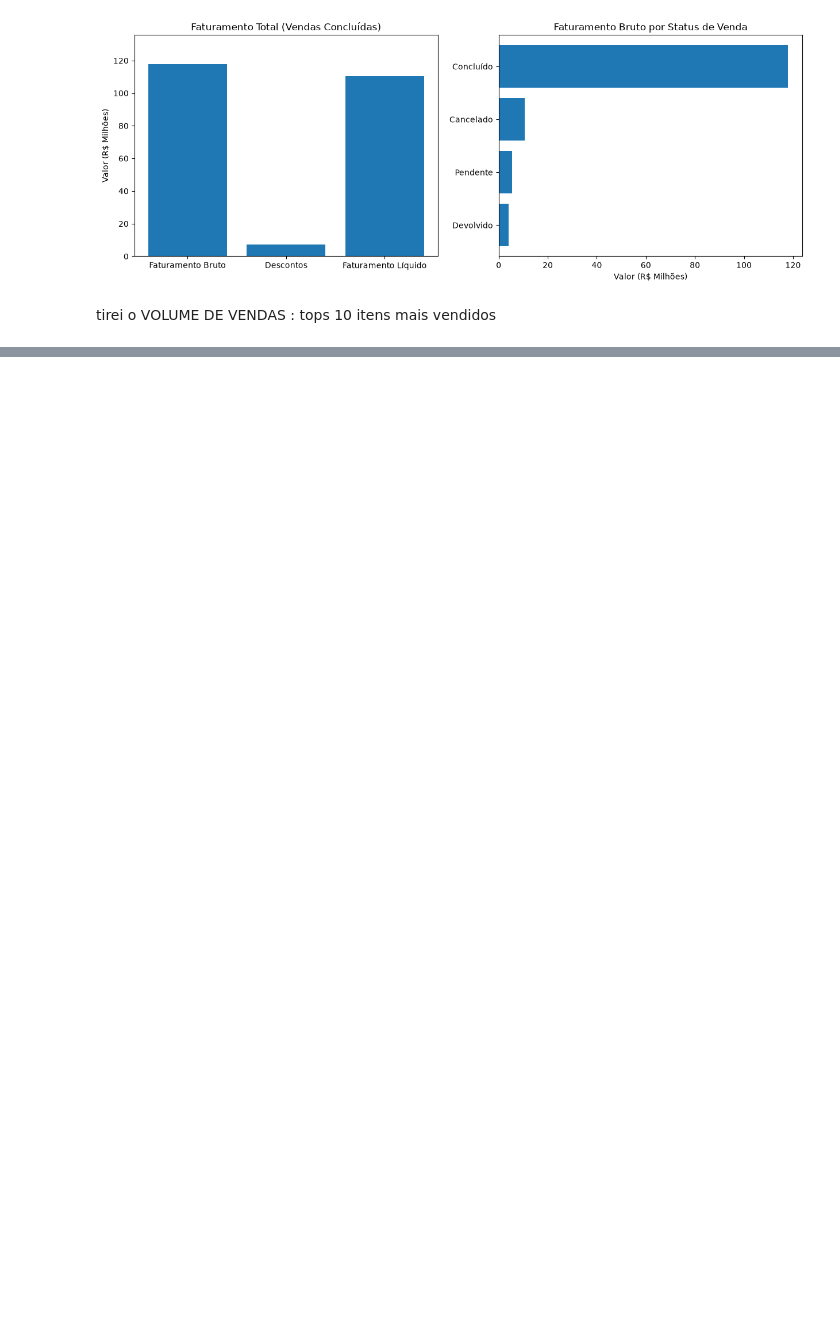
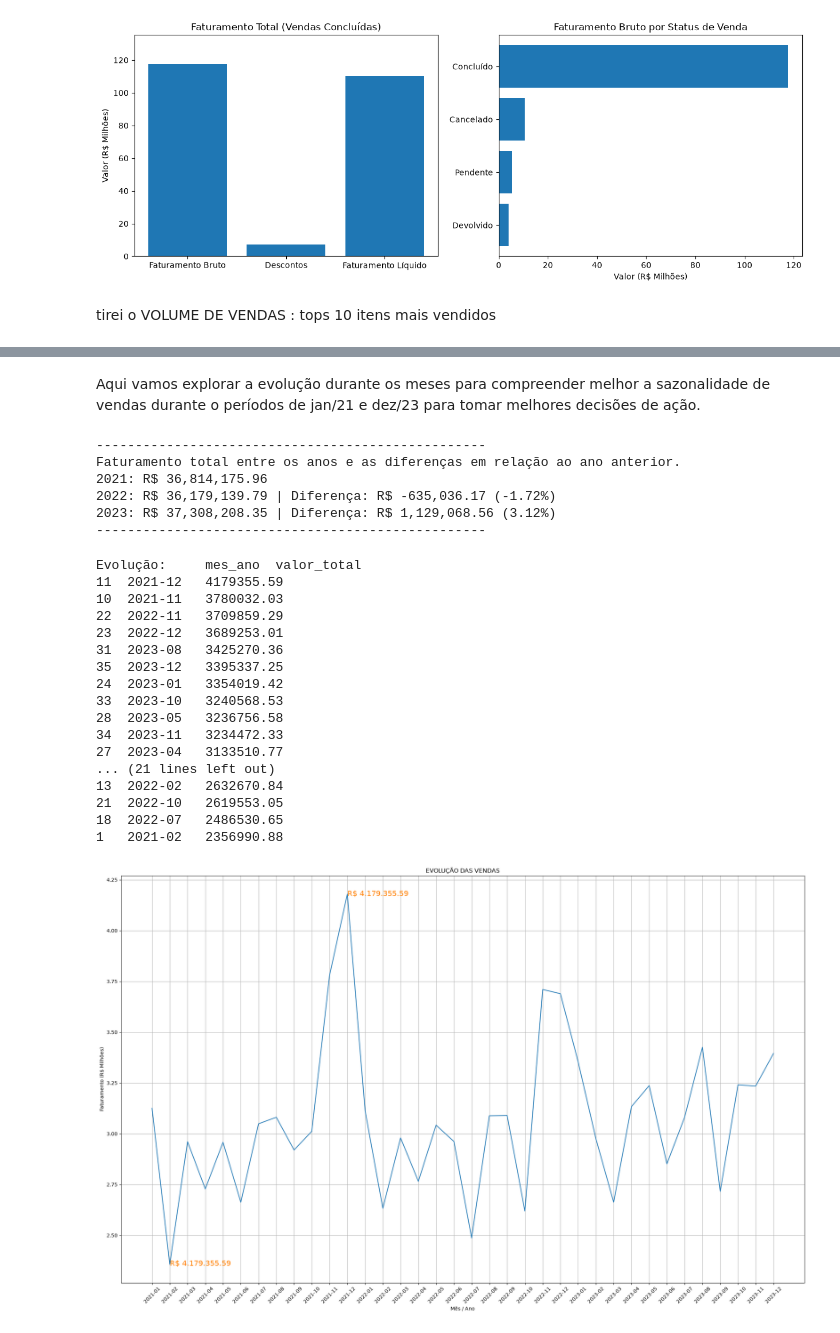
Before and after one commit to Rafaeldo15/Aulas_python, a Jupyter notebook: Projeto_Final/Projeto_1.ipynb, the cells around one changed output, grey strips where cells are left out. Drawn from its saved outputs; the diff is of its cells as text; code cells hidden in the pictures; blank space fills up the shorter version.

```diff
--- a/Projeto_Final/Projeto_1.ipynb
+++ b/Projeto_Final/Projeto_1.ipynb
@@ -202,0 +163,72 @@ Evolução:     mes_ano  valor_total
+# %% [markdown]
+Aqui vamos explorar a evolução durante os meses para compreender melhor a sazonalidade de vendas durante o períodos de jan/21 e dez/23 para tomar melhores decisões de ação.
+# %%
+df_concluido = df_tratado[df_tratado['status_venda'] == 'Concluído'].copy()
+df_concluido['ano'] = df_concluido['data_venda'].dt.year
+
+soma_anual = df_concluido.groupby('ano')['valor_total'].sum()
+v2021 = soma_anual[2021]
+v2022 = soma_anual[2022]
+v2023 = soma_anual[2023]
+
+dif_2022 = v2022 - v2021
+pct_2022 = (dif_2022 / v2021) * 100
+dif_2023 = v2023 - v2022
+pct_2023 = (dif_2023 / v2022) * 100
+print("-"*50)
+print("Faturamento total entre os anos e as diferenças em relação ao ano anterior.")
+print(f"2021: R$ {v2021:,.2f}")
+print(f"2022: R$ {v2022:,.2f} | Diferença: R$ {dif_2022:,.2f} ({pct_2022:.2f}%)")
+print(f"2023: R$ {v2023:,.2f} | Diferença: R$ {dif_2023:,.2f} ({pct_2023:.2f}%)")
+print("-"*50)
+# %% [output]
+--------------------------------------------------
+Faturamento total entre os anos e as diferenças em relação ao ano anterior.
+2021: R$ 36,814,175.96
+2022: R$ 36,179,139.79 | Diferença: R$ -635,036.17 (-1.72%)
+2023: R$ 37,308,208.35 | Diferença: R$ 1,129,068.56 (3.12%)
+--------------------------------------------------
+# %%
+
+#filtrar datas e somar o faturamento
+df_concluido = df_tratado[df_tratado['status_venda'] == 'Concluído'].copy()
+df_concluido['mes_ano'] = df_concluido['data_venda'].astype(str).str.slice(0, 7)
+evolucao = df_concluido.groupby('mes_ano')['valor_total'].sum().reset_index()
+
+print("Evolução:", evolucao.sort_values('valor_total', ascending=False))
+
+
+#criando e adicionando informações no gráfico
+fig, grafico = plt.subplots(figsize=(25,15))
+grafico.plot(evolucao['mes_ano'], evolucao['valor_total'] / 1000000)
+
+grafico.set(xlabel='Mês / Ano',
+       ylabel='Faturamento (R$ Milhões)',
+       title='EVOLUÇÃO DAS VENDAS')
+
+plt.text("2021-12", 4.17, "R$ 4.179.355.59", fontsize=15, color='#FF8000')
+plt.text("2021-02", 2.35, "R$ 4.179.355.59", fontsize=15, color='#FF8000')
+
+
+plt.xticks(rotation=45)
+grafico.grid()
+plt.show()
+# %% [output]
+Evolução:     mes_ano  valor_total
+11  2021-12   4179355.59
+10  2021-11   3780032.03
+22  2022-11   3709859.29
+23  2022-12   3689253.01
+31  2023-08   3425270.36
+35  2023-12   3395337.25
+24  2023-01   3354019.42
+33  2023-10   3240568.53
+28  2023-05   3236756.58
+34  2023-11   3234472.33
+27  2023-04   3133510.77
+... (21 lines left out)
+13  2022-02   2632670.84
+21  2022-10   2619553.05
+18  2022-07   2486530.65
+1   2021-02   2356990.88
+[figure, added]
```
Also changed, not shown: parts of 5 cells of this notebook.
